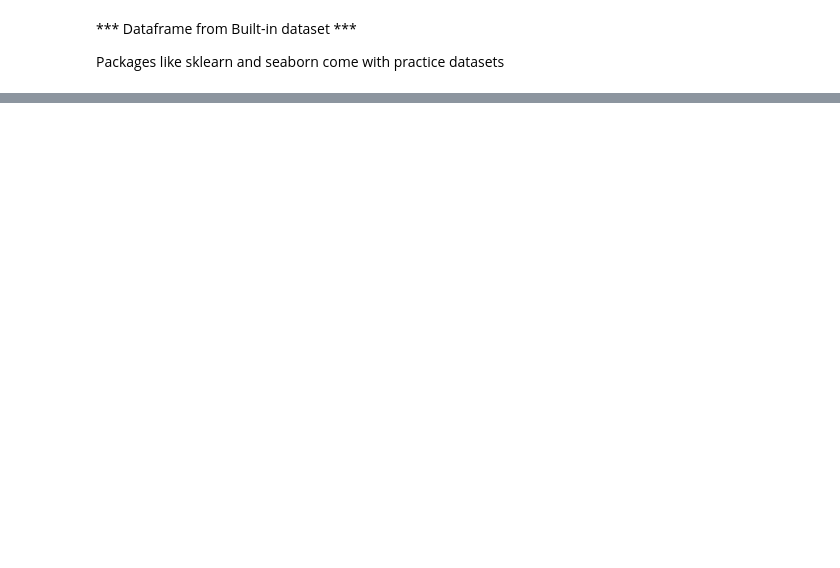
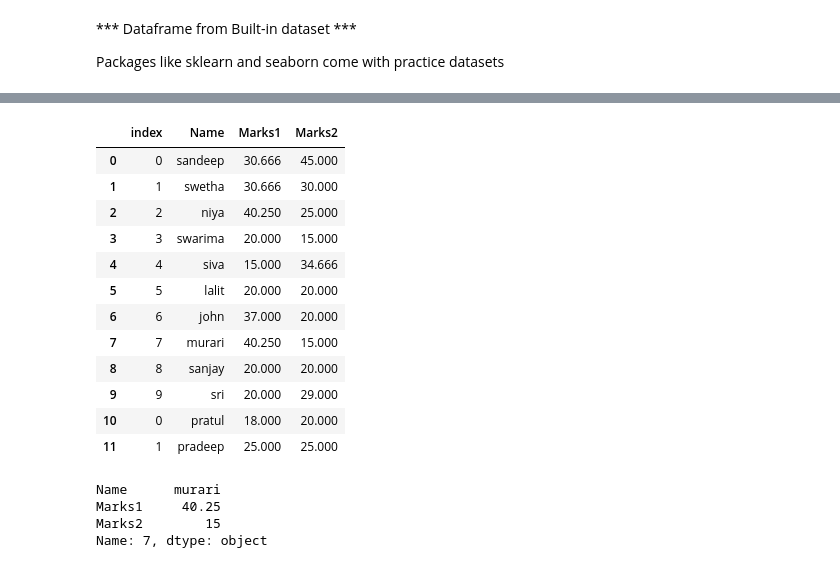
Before and after one commit to gridl/python-examples, a Jupyter notebook: panda-basic.ipynb, the cells around one changed output, grey strips where cells are left out. Cells and saved outputs as stored; diff of their text form; code cells hidden in the pictures; blank space fills up the shorter version.

Commit message:
panda-basic dataframe
More examples

```diff
--- a/panda-basic.ipynb
+++ b/panda-basic.ipynb
@@ -348,0 +491,3 @@ iris.feature_names
+# %%
+df_marks = pd.read_csv('./data-files/panda/studentmarks2.csv', sep=",", header=None)
+df_marks
@@ -348,0 +506,4 @@ iris.feature_names
+# %%
+# setup column names for easy reference
+df_marks.columns = ['Name', 'Marks1', 'Marks2']
+df_marks
@@ -348,0 +535,4 @@ iris.feature_names
+# %%
+# Add two new students to the existing data.
+df_marks = df_marks.append(pd.DataFrame([['pratul',18,20],['pradeep',25,25] ], columns=['Name','Marks1','Marks2']))
+df_marks
@@ -348,0 +553,28 @@ iris.feature_names
+# %%
+# Notice that there are common index for two students.
+#
+# There are two ways to avoid this situation:
+# Either use ignore_index=True option when appending or reset the index as shown below
+# df_marks = df_marks.append(pd.DataFrame( [ ['pratul',18,20],['pradeep',25,25] ], columns=['Name','Marks1','Marks2']), ignore_index=True)
+df_marks.reset_index() # # This method does not change df_marks until assigned
+# %% [output]
+|  | index | Name | Marks1 | Marks2 |
+| 0 | 0 | sandeep | 30.666 | 45.000 |
+| 1 | 1 | swetha | 30.666 | 30.000 |
+| 2 | 2 | niya | 40.250 | 25.000 |
+| 3 | 3 | swarima | 20.000 | 15.000 |
+| 4 | 4 | siva | 15.000 | 34.666 |
+| 5 | 5 | lalit | 20.000 | 20.000 |
+| 6 | 6 | john | 37.000 | 20.000 |
+| 7 | 7 | murari | 40.250 | 15.000 |
+| 8 | 8 | sanjay | 20.000 | 20.000 |
+| 9 | 9 | sri | 20.000 | 29.000 |
+| 10 | 0 | pratul | 18.000 | 20.000 |
+| 11 | 1 | pradeep | 25.000 | 25.000 |
+# %%
+df_marks.iloc[7]
+# %% [output]
+Name      murari
+Marks1     40.25
+Marks2        15
+Name: 7, dtype: object
```
Also changed, not shown: parts of 23 cells of this notebook, 2 other files.
